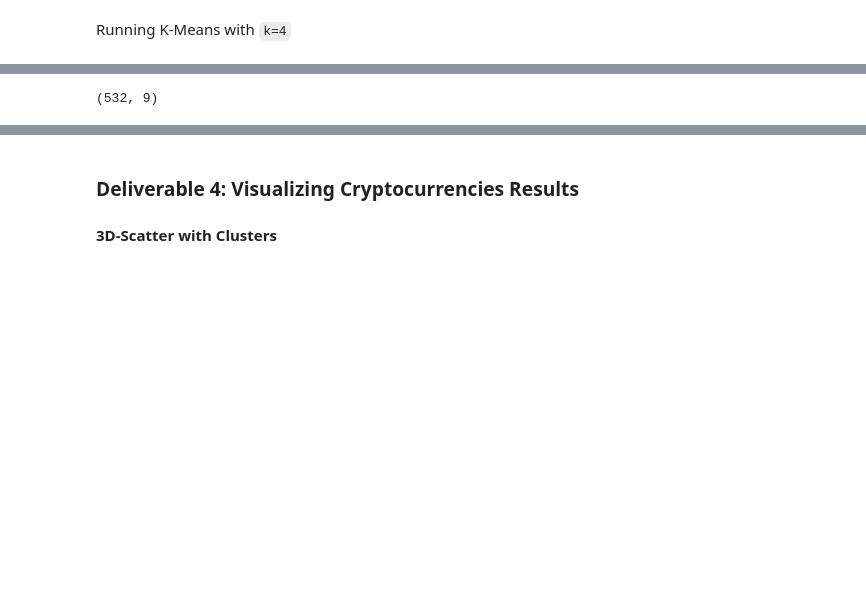
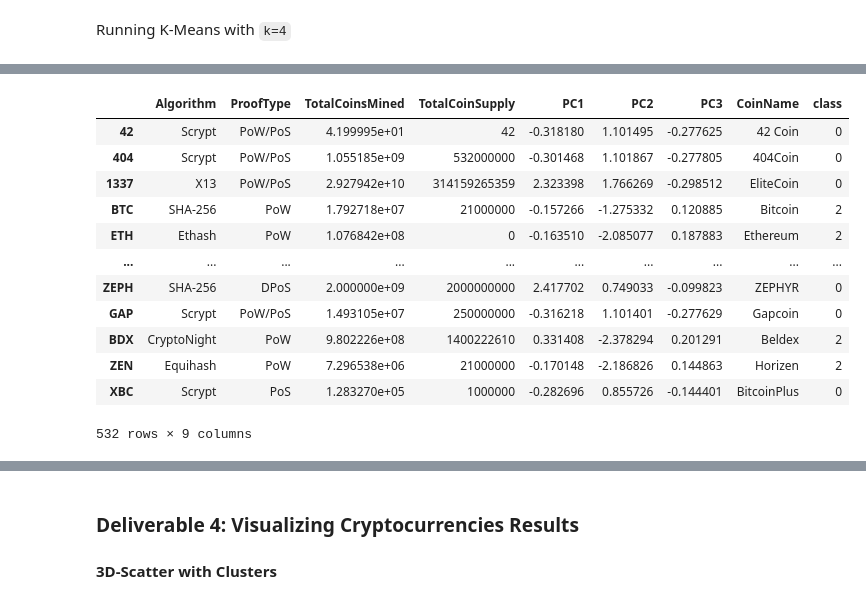
Before and after one commit to EmadSoheili/ML-KMeans-UofT-Cryptocurrencies, a Jupyter notebook: crypto_clustering.ipynb, the cells around one changed output, grey strips where cells are left out. Saved outputs shown, nothing was run; the diff lists cells and outputs as text; code cells hidden in the pictures; blank space fills up the shorter version.

```diff
--- a/crypto_clustering.ipynb
+++ b/crypto_clustering.ipynb
@@ -236,0 +232,14 @@ pcs_df
+# %%
+# Create an elbow curve to find the best value for K.
+
+inertia = []
+k = list(range(1,11))
+
+for i in k:
+    km = KMeans(n_clusters=i, random_state=0)
+    km.fit(pcs_df)
+    inertia.append(km.inertia_)
+
+elbow_data = {'k':k, 'inertia':inertia}
+df_elbow = pd.DataFrame(elbow_data)
+df_elbow.hvplot.line(x='k', y='inertia', xticks=k, title='Elbow_Curve')
@@ -238,11 +249,15 @@ pcs_df
 Running K-Means with `k=4`
 # %%
 # Initialize the K-Means model.
-# YOUR CODE HERE
+
+model = KMeans(n_clusters=4, random_state=0)
 
 # Fit the model
-# YOUR CODE HERE
+
+model.fit(pcs_df)
 
 # Predict clusters
-# YOUR CODE HERE
+
+predictions = model.predict(pcs_df)
+predictions
 # %% [output]
@@ -266,16 +281,28 @@ array([0, 0, 0, 1, 1, 1, 0, 1, 1, 1, 0, 1, 0, 0, 1, 0, 1, 1, 0, 0, 1, 1,
 # %%
 # Create a new DataFrame including predicted clusters and cryptocurrencies features.
 # Concatentate the crypto_df and pcs_df DataFrames on the same columns.
-# YOUR CODE HERE
+
+clustered_df = pd.concat([crypto_df, pcs_df], axis=1)
 
 #  Add a new column, "CoinName" to the clustered_df DataFrame that holds the names of the cryptocurrencies.
-# YOUR CODE HERE
+clustered_df = pd.concat([clustered_df,name_df['CoinName']], axis=1)
 
 #  Add a new column, "Class" to the clustered_df DataFrame that holds the predictions.
-# YOUR CODE HERE
+clustered_df['class'] = model.labels_
+# Print the shape of the clustered_df
 
-# Print the shape of the clustered_df
-print(clustered_df.shape)
-clustered_df.head(10)
+clustered_df
 # %% [output]
+|  | Algorithm | ProofType | TotalCoinsMined | TotalCoinSupply | PC1 | PC2 | PC3 | CoinName | class |
+| 42 | Scrypt | PoW/PoS | 4.199995e+01 | 42 | -0.318180 | 1.101495 | -0.277625 | 42 Coin | 0 |
+| 404 | Scrypt | PoW/PoS | 1.055185e+09 | 532000000 | -0.301468 | 1.101867 | -0.277805 | 404Coin | 0 |
+| 1337 | X13 | PoW/PoS | 2.927942e+10 | 314159265359 | 2.323398 | 1.766269 | -0.298512 | EliteCoin | 0 |
+| BTC | SHA-256 | PoW | 1.792718e+07 | 21000000 | -0.157266 | -1.275332 | 0.120885 | Bitcoin | 2 |
+| ETH | Ethash | PoW | 1.076842e+08 | 0 | -0.163510 | -2.085077 | 0.187883 | Ethereum | 2 |
+| ... | ... | ... | ... | ... | ... | ... | ... | ... | ... |
+| ZEPH | SHA-256 | DPoS | 2.000000e+09 | 2000000000 | 2.417702 | 0.749033 | -0.099823 | ZEPHYR | 0 |
+| GAP | Scrypt | PoW/PoS | 1.493105e+07 | 250000000 | -0.316218 | 1.101401 | -0.277629 | Gapcoin | 0 |
+| BDX | CryptoNight | PoW | 9.802226e+08 | 1400222610 | 0.331408 | -2.378294 | 0.201291 | Beldex | 2 |
+| ZEN | Equihash | PoW | 7.296538e+06 | 21000000 | -0.170148 | -2.186826 | 0.144863 | Horizen | 2 |
+| XBC | Scrypt | PoS | 1.283270e+05 | 1000000 | -0.282696 | 0.855726 | -0.144401 | BitcoinPlus | 0 |
-(532, 9)
+532 rows × 9 columns
```
Also changed, not shown: parts of 6 cells of this notebook.
